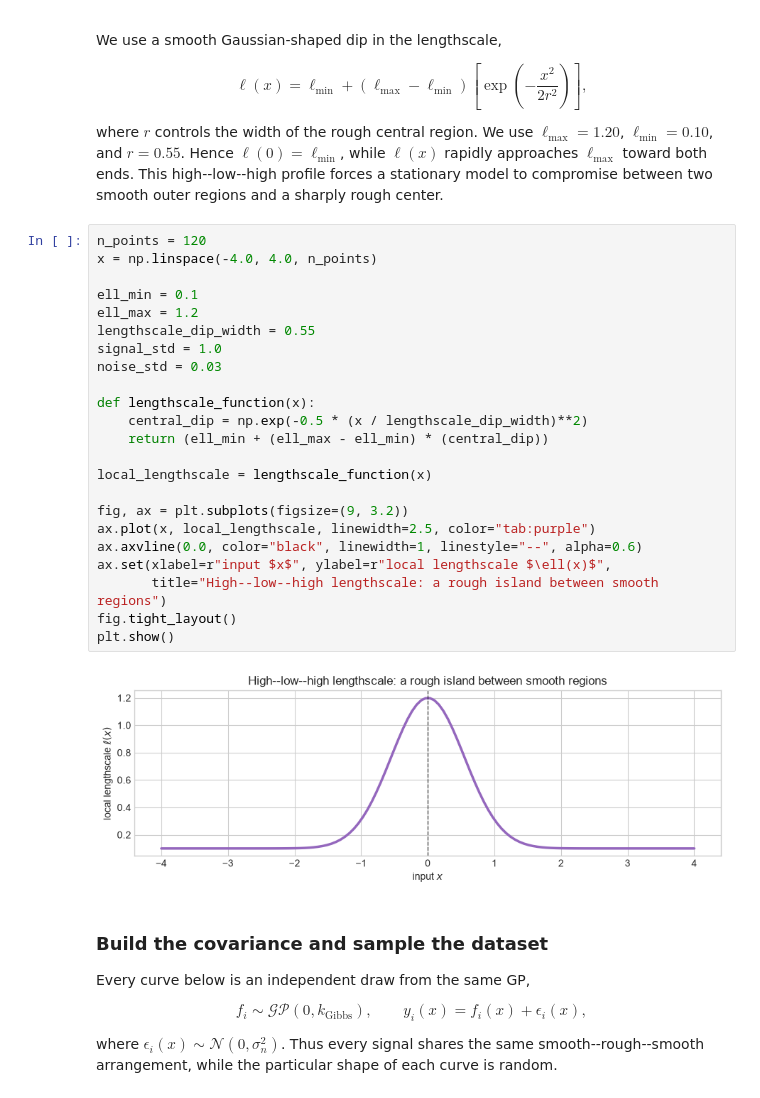
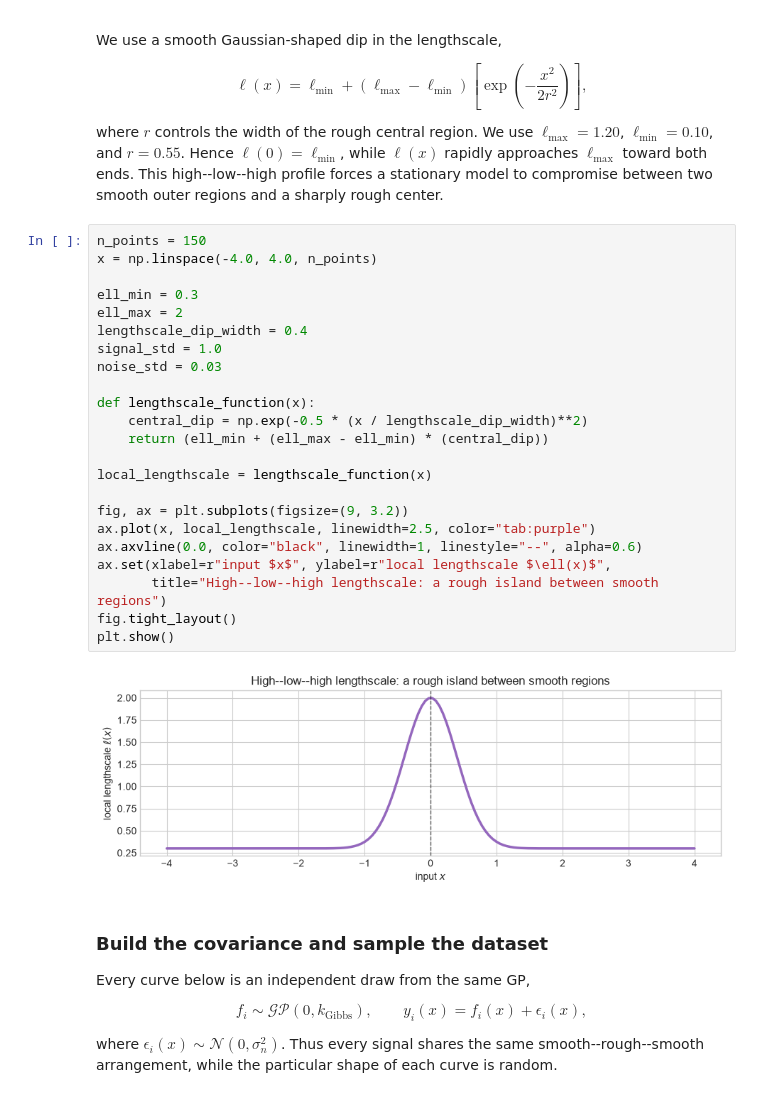
Before and after one commit to OLMOS-PM/GPPS_2026, a Jupyter notebook: 5-gp_nonstationary_kernels.ipynb, the cells around one changed output. Drawn from its saved outputs; the diff is of its cells as text.

```diff
--- a/5-gp_nonstationary_kernels.ipynb
+++ b/5-gp_nonstationary_kernels.ipynb
@@ -71,30 +71,30 @@ $$\ell(x)=\ell_{\min}+(\ell_{\max}-\ell_{\min})\left[\exp\left(-\frac{x^2}{2r^2}
 
 where $r$ controls the width of the rough central region. We use $\ell_{\max}=1.20$, $\ell_{\min}=0.10$, and $r=0.55$. Hence $\ell(0)=\ell_{\min}$, while $\ell(x)$ rapidly approaches $\ell_{\max}$ toward both ends. This high--low--high profile forces a stationary model to compromise between two smooth outer regions and a sharply rough center.
 # %%
-n_points = 120
+n_points = 150
 x = np.linspace(-4.0, 4.0, n_points)
 
-ell_min = 0.1
-ell_max = 1.2
-lengthscale_dip_width = 0.55
+ell_min = 0.3
+ell_max = 2
+lengthscale_dip_width = 0.4
 signal_std = 1.0
 noise_std = 0.03
 
 def lengthscale_function(x):
     central_dip = np.exp(-0.5 * (x / lengthscale_dip_width)**2)
     return (ell_min + (ell_max - ell_min) * (central_dip))
 
 local_lengthscale = lengthscale_function(x)
 
 fig, ax = plt.subplots(figsize=(9, 3.2))
 ax.plot(x, local_lengthscale, linewidth=2.5, color="tab:purple")
 ax.axvline(0.0, color="black", linewidth=1, linestyle="--", alpha=0.6)
 ax.set(xlabel=r"input $x$", ylabel=r"local lengthscale $\ell(x)$",
        title="High--low--high lengthscale: a rough island between smooth regions")
 fig.tight_layout()
 plt.show()
 # %% [output]
-[figure, old version]
+[figure, new version]
 # %% [markdown]
 ### Build the covariance and sample the dataset
 
```
Also changed, not shown: parts of 21 cells of this notebook.
